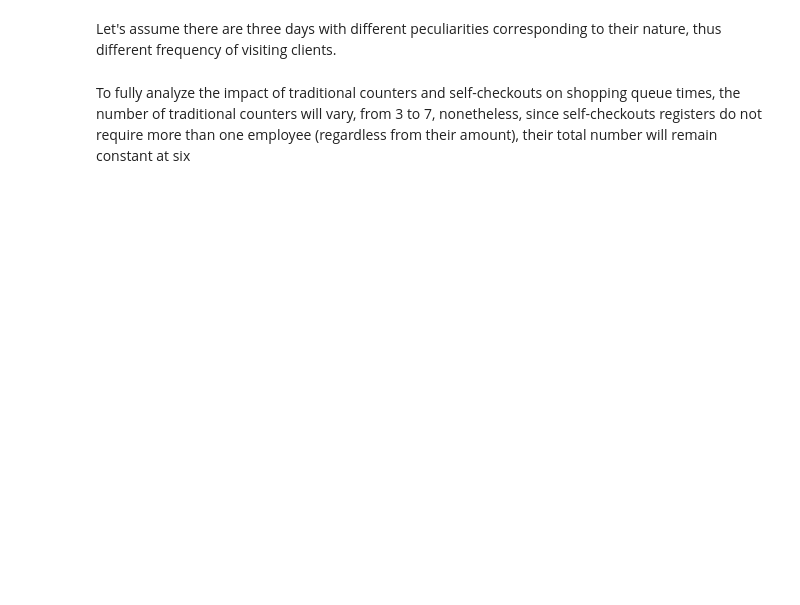
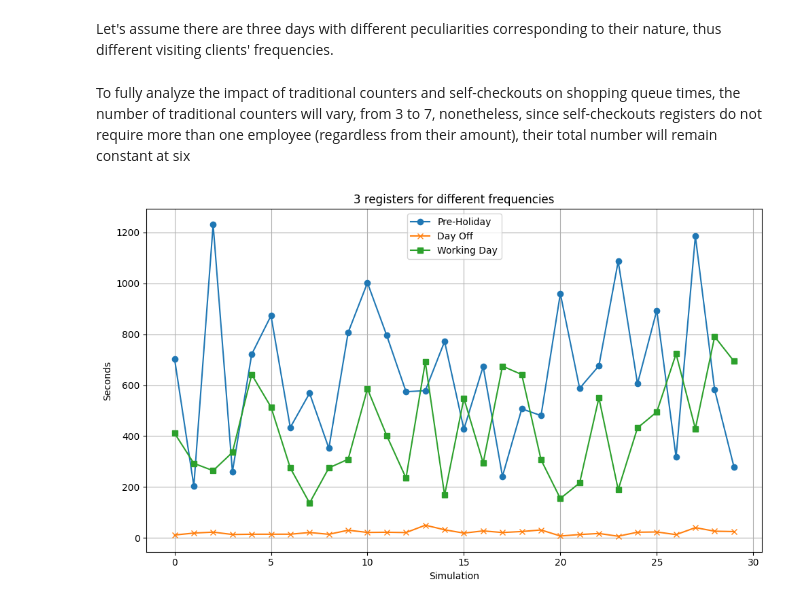
Before and after one commit to Micz26/Symulacja, a Jupyter notebook: notebook.ipynb, the cells around one changed output. Saved outputs shown, nothing was run; the diff lists cells and outputs as text; code cells hidden in the pictures; blank space fills up the shorter version.

Commit message:
Simple visualizations

```diff
--- a/notebook.ipynb
+++ b/notebook.ipynb
@@ -3,5 +4,5 @@ from main import day
 # %% [markdown]
-Let's assume there are three days with different peculiarities corresponding to their nature, thus different frequency of visiting clients.
+Let's assume there are three days with different peculiarities corresponding to their nature, thus different visiting clients' frequencies.
 # %%
 working_day = {
     '8:00-9:00': 1/150,
@@ -59,3 +60,48 @@ pre_holiday = {
 }
 # %% [markdown]
 To fully analyze the impact of traditional counters and self-checkouts on shopping queue times, the number of traditional counters will vary, from 3 to 7, nonetheless, since self-checkouts registers do not require more than one employee (regardless from their amount), their total number will remain constant at six
+# %%
+working_day_3 = []
+working_day_5 = []
+working_day_7 = []
+
+day_off_3 = []
+day_off_5 = []
+day_off_7 = []
+
+pre_holiday_3 = []
+pre_holiday_5 = []
+pre_holiday_7 = []
+
+for i in range(30):
+    working_day_3.append(day(3, working_day))
+    working_day_5.append(day(5, working_day))
+    working_day_7.append(day(7, working_day))
+
+    day_off_3.append(day(3, day_off))
+    day_off_5.append(day(5, day_off))
+    day_off_7.append(day(7, day_off))
+
+    pre_holiday_3.append(day(3, pre_holiday))
+    pre_holiday_5.append(day(5, pre_holiday))
+    pre_holiday_7.append(day(7, pre_holiday))
+# %%
+x = range(len(pre_holiday_3))
+
+plt.figure(figsize=(10, 6))
+
+plt.plot(x, pre_holiday_3, label='Pre-Holiday', marker='o')
+plt.plot(x, day_off_3, label='Day Off', marker='x')
+plt.plot(x, working_day_3, label='Working Day', marker='s')
+
+plt.xlabel('Simulation')
+plt.ylabel('Seconds')
+plt.title('3 registers for different frequencies')
+plt.legend()
+
+plt.grid(True)
+plt.tight_layout()
+
+plt.show()
+# %% [output]
+[figure, added]
```
Also changed, not shown: parts of 2 cells of this notebook, 1 other file.
